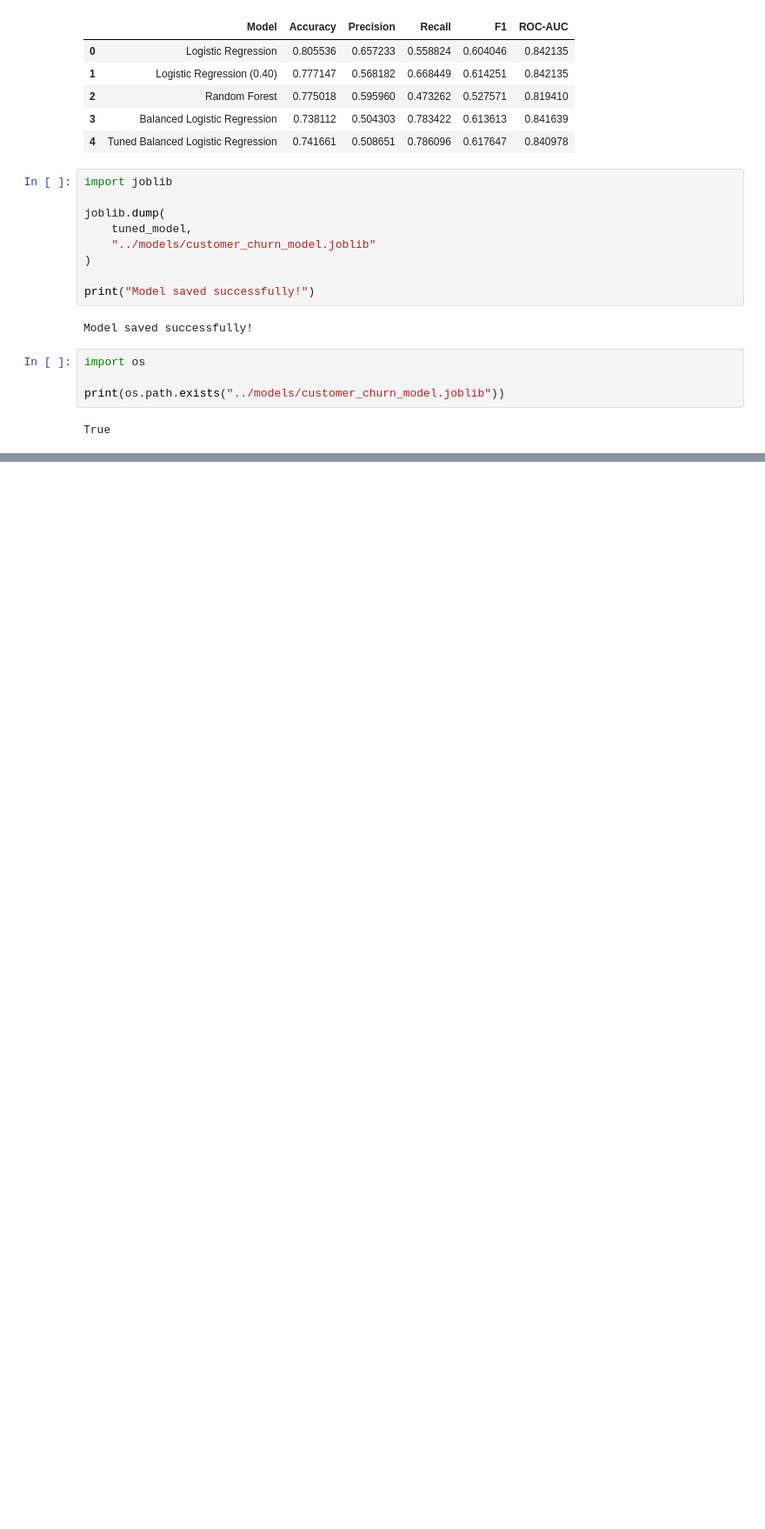
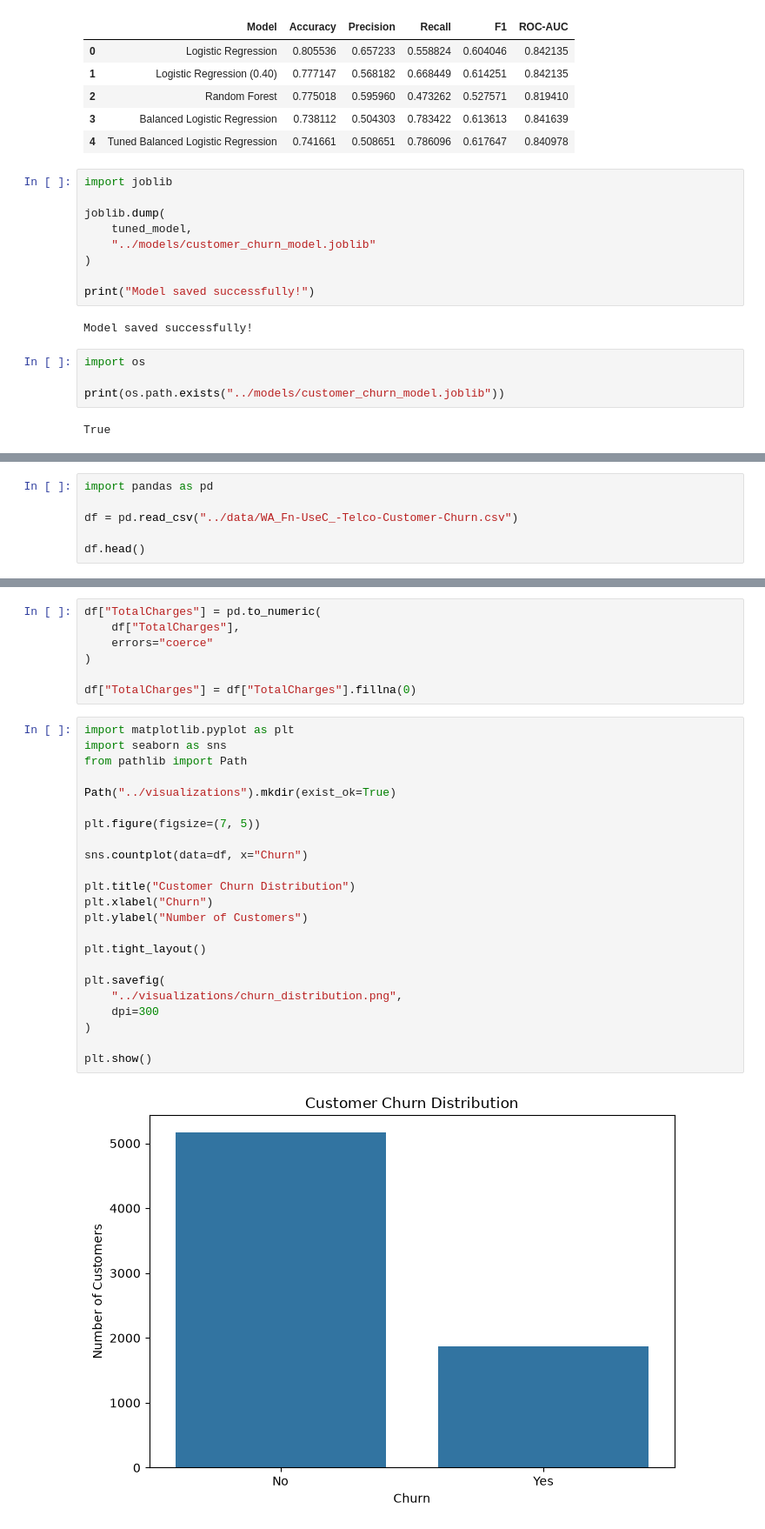
Before and after one commit to Harshcreatorglitch/customer-churn-prediction, a Jupyter notebook: notebooks/01_data_exploration.ipynb, the cells around one changed output, grey strips where cells are left out. Shown at 87% size. Drawn from its saved outputs; the diff is of its cells as text; blank space fills up the shorter version.

Commit message:
Add EDA visualizations

```diff
--- a/notebooks/01_data_exploration.ipynb
+++ b/notebooks/01_data_exploration.ipynb
@@ -917,0 +938,6 @@ True
+# %%
+import pandas as pd
+
+df = pd.read_csv("../data/WA_Fn-UseC_-Telco-Customer-Churn.csv")
+
+df.head()
@@ -917,0 +952,32 @@ True
+# %%
+df["TotalCharges"] = pd.to_numeric(
+    df["TotalCharges"],
+    errors="coerce"
+)
+
+df["TotalCharges"] = df["TotalCharges"].fillna(0)
+# %%
+import matplotlib.pyplot as plt
+import seaborn as sns
+from pathlib import Path
+
+Path("../visualizations").mkdir(exist_ok=True)
+
+plt.figure(figsize=(7, 5))
+
+sns.countplot(data=df, x="Churn")
+
+plt.title("Customer Churn Distribution")
+plt.xlabel("Churn")
+plt.ylabel("Number of Customers")
+
+plt.tight_layout()
+
+plt.savefig(
+    "../visualizations/churn_distribution.png",
+    dpi=300
+)
+
+plt.show()
+# %% [output]
+[figure, added]
```
Also changed, not shown: parts of 12 cells of this notebook, 4 other files.
